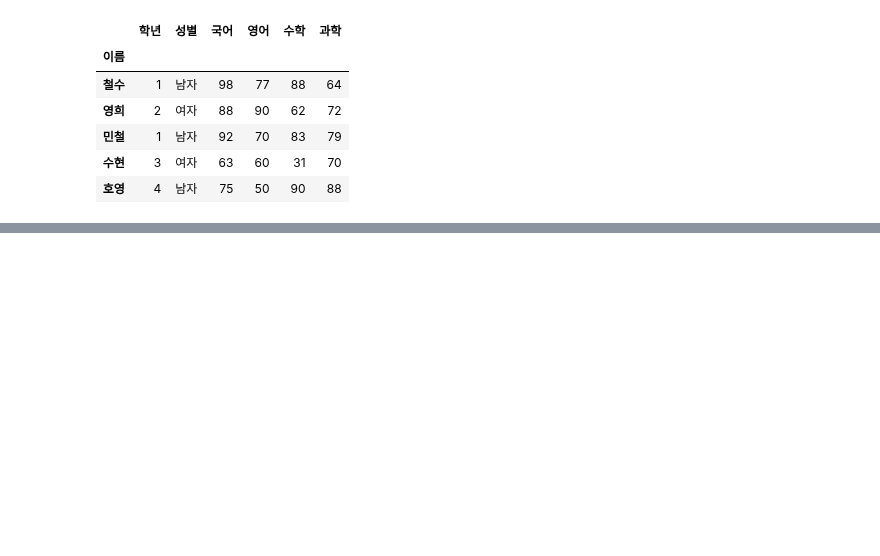
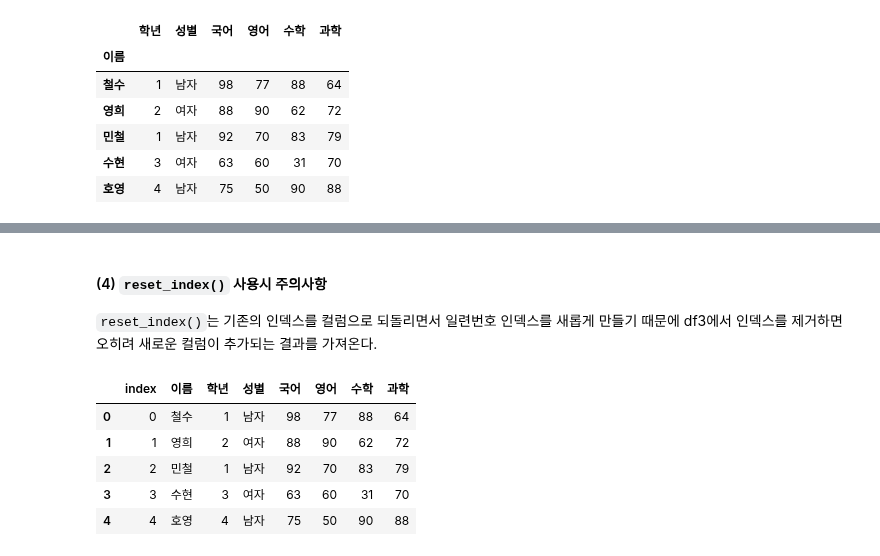
Before and after one commit to hyk2202/megait, a Jupyter notebook: megait/D. 탐색적 데이터 분석/02. Pandas 자료형/03_Dataframe_생성하기.ipynb, the cells around one changed output, grey strips where cells are left out. Cells and saved outputs as stored; diff of their text form; code cells hidden in the pictures; blank space fills up the shorter version.

```diff
--- a/megait/D. 탐색적 데이터 분석/02. Pandas 자료형/03_Dataframe_생성하기.ipynb
+++ b/megait/D. 탐색적 데이터 분석/02. Pandas 자료형/03_Dataframe_생성하기.ipynb
@@ -142,0 +147,11 @@ df
+# %%
+grade_list = [
+    {"이름": "철수", "학년": 1, "성별": "남자", "국어": 98, "영어": 77, "수학": 88, "과학": 64},
+    {"이름": "영희", "학년": 2, "성별": "여자", "국어": 88, "영어": 90, "수학": 62, "과학": 72},
+    {"이름": "민철", "학년": 1, "성별": "남자", "국어": 92, "영어": 70, "수학": 83, "과학": 79},
+    {"이름": "수현", "학년": 3, "성별": "여자", "국어": 63, "영어": 60, "수학": 31, "과학": 70},
+    {"이름": "호영", "학년": 4, "성별": "남자", "국어": 75, "영어": 50, "수학": 90, "과학": 88}
+]
+
+df = DataFrame(grade_list)
+df
@@ -142,0 +171,3 @@ df
+# %%
+df2 = df.set_index('이름')
+df2
@@ -142,0 +188,3 @@ df
+# %%
+df3 = df2.reset_index()
+df3
@@ -142,0 +198,13 @@ df
+# %% [markdown]
+#### (4) `reset_index()` 사용시 주의사항
+
+`reset_index()`는 기존의 인덱스를 컬럼으로 되돌리면서 일련번호 인덱스를 새롭게 만들기 때문에 df3에서 인덱스를 제거하면 오히려 새로운 컬럼이 추가되는 결과를 가져온다.
+# %%
+df3.reset_index()
+# %% [output]
+|  | index | 이름 | 학년 | 성별 | 국어 | 영어 | 수학 | 과학 |
+| 0 | 0 | 철수 | 1 | 남자 | 98 | 77 | 88 | 64 |
+| 1 | 1 | 영희 | 2 | 여자 | 88 | 90 | 62 | 72 |
+| 2 | 2 | 민철 | 1 | 남자 | 92 | 70 | 83 | 79 |
+| 3 | 3 | 수현 | 3 | 여자 | 63 | 60 | 31 | 70 |
+| 4 | 4 | 호영 | 4 | 남자 | 75 | 50 | 90 | 88 |
```
Also changed, not shown: parts of 16 cells of this notebook.
